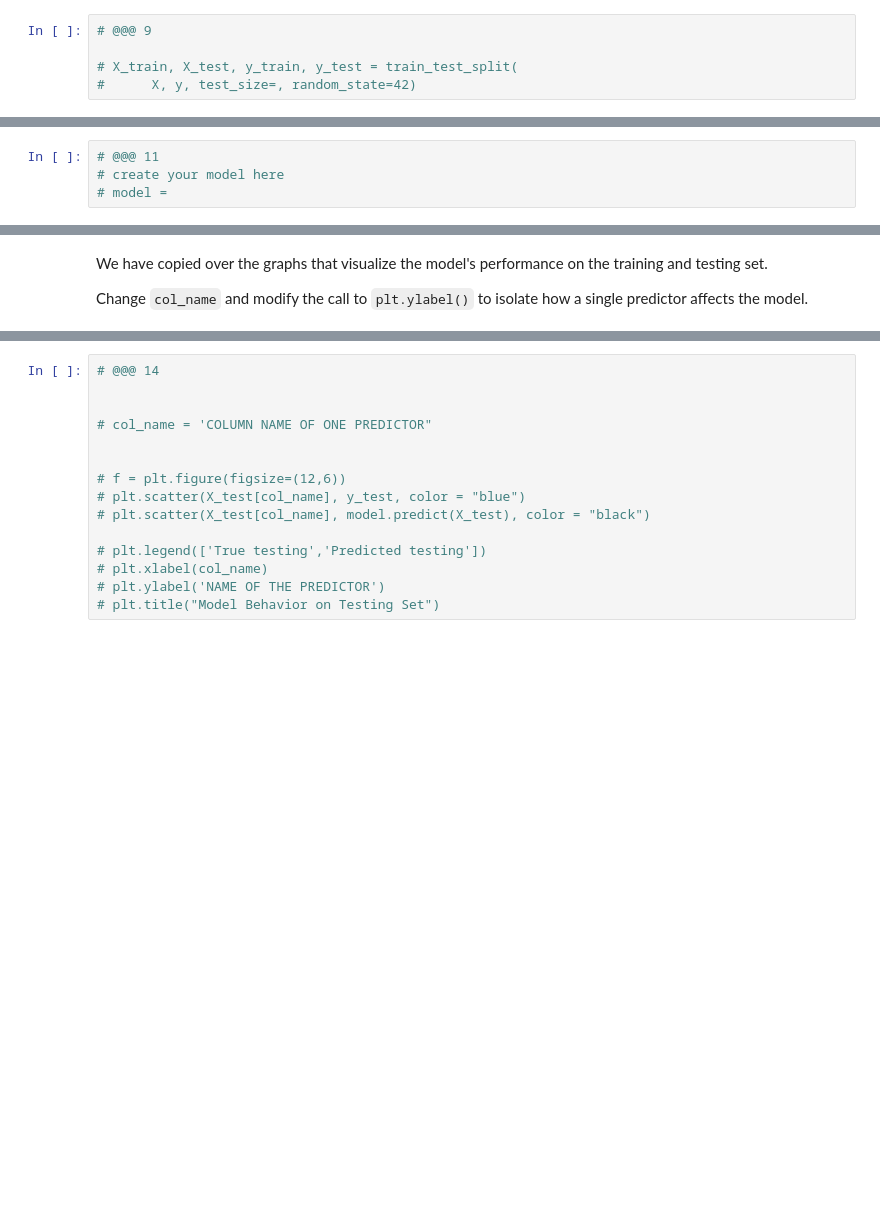
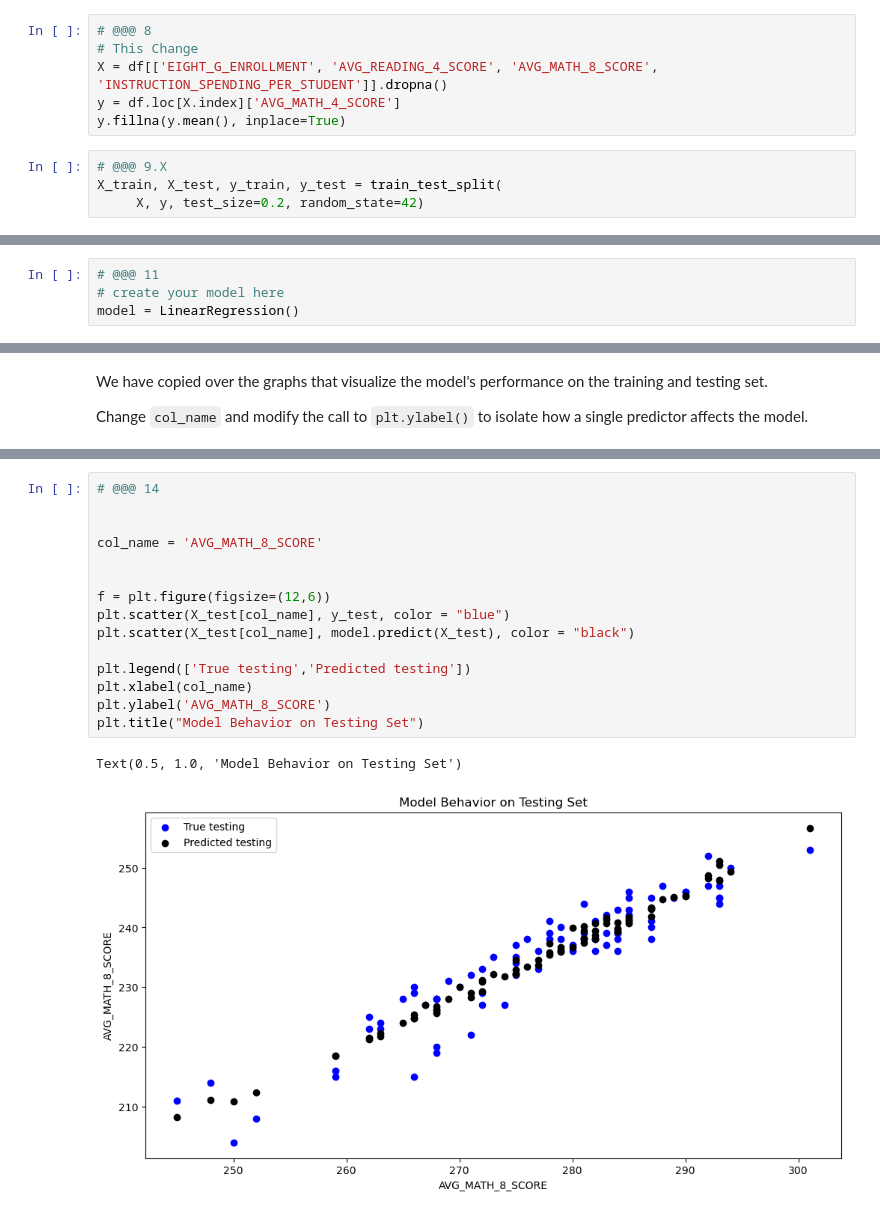
Before and after one commit to umich-steven/MDST-FA2025-Training, a Jupyter notebook: tutorial1/checkpoint1.ipynb, the cells around one changed output, grey strips where cells are left out. Saved outputs shown, nothing was run; the diff lists cells and outputs as text; blank space fills up the shorter version.

```diff
--- a/tutorial1/checkpoint1.ipynb
+++ b/tutorial1/checkpoint1.ipynb
@@ -175,8 +170,13 @@ from sklearn.model_selection import train_test_split
+# %%
+# @@@ 8
+# This Change
+X = df[['EIGHT_G_ENROLLMENT', 'AVG_READING_4_SCORE', 'AVG_MATH_8_SCORE', 'INSTRUCTION_SPENDING_PER_STUDENT']].dropna()
+y = df.loc[X.index]['AVG_MATH_4_SCORE']
+y.fillna(y.mean(), inplace=True)
 # %%
-# @@@ 9
-
-# X_train, X_test, y_train, y_test = train_test_split(
-#      X, y, test_size=, random_state=42)
+# @@@ 9.X
+X_train, X_test, y_train, y_test = train_test_split(
+     X, y, test_size=0.2, random_state=42)
 # %% [markdown]
 <h2> Prediction </h2>
 # %% [markdown]
@@ -187,7 +188,7 @@ ML Models [Resource](https://medium.com/@vijaya.beeravalli/comparison-of-machine
 # %%
 # @@@ 11
 # create your model here
-# model =
+model = LinearRegression()
 # %%
 model.fit(X_train, y_train)
 # %% [output]
@@ -221,15 +232,18 @@ Change `col_name` and modify the call to `plt.ylabel()` to isolate how a single
 # %%
 # @@@ 14
 
 
-# col_name = 'COLUMN NAME OF ONE PREDICTOR"
+col_name = 'AVG_MATH_8_SCORE'
 
 
-# f = plt.figure(figsize=(12,6))
-# plt.scatter(X_test[col_name], y_test, color = "blue")
-# plt.scatter(X_test[col_name], model.predict(X_test), color = "black")
+f = plt.figure(figsize=(12,6))
+plt.scatter(X_test[col_name], y_test, color = "blue")
+plt.scatter(X_test[col_name], model.predict(X_test), color = "black")
 
-# plt.legend(['True testing','Predicted testing'])
-# plt.xlabel(col_name)
-# plt.ylabel('NAME OF THE PREDICTOR')
-# plt.title("Model Behavior on Testing Set")
+plt.legend(['True testing','Predicted testing'])
+plt.xlabel(col_name)
+plt.ylabel('AVG_MATH_8_SCORE')
+plt.title("Model Behavior on Testing Set")
+# %% [output]
+Text(0.5, 1.0, 'Model Behavior on Testing Set')
+[figure, added]
```
Also changed, not shown: parts of 14 cells of this notebook, 1 other file.
